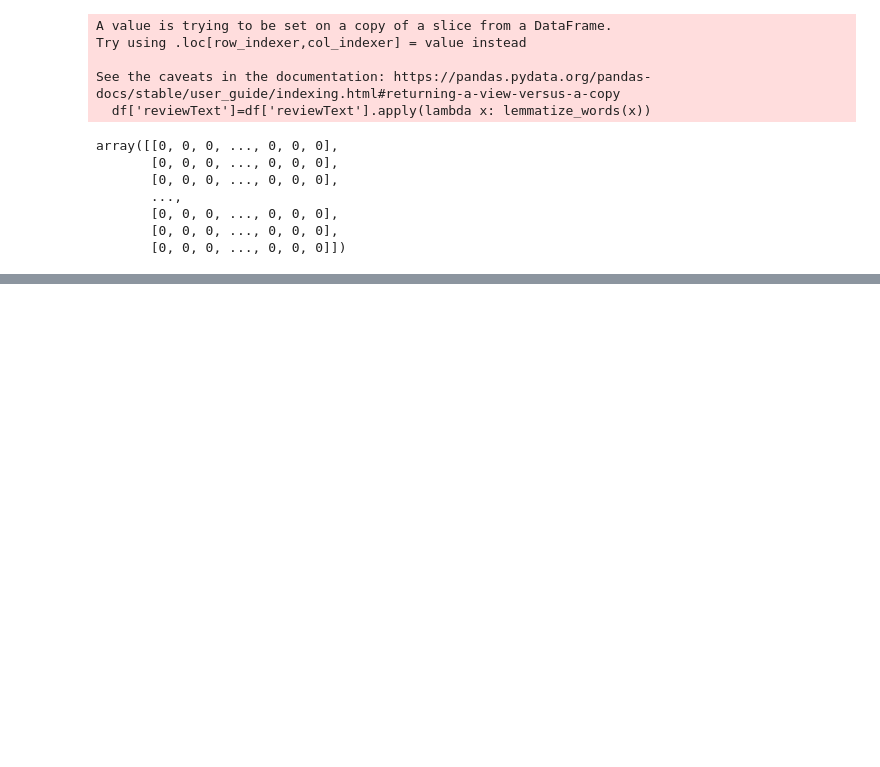
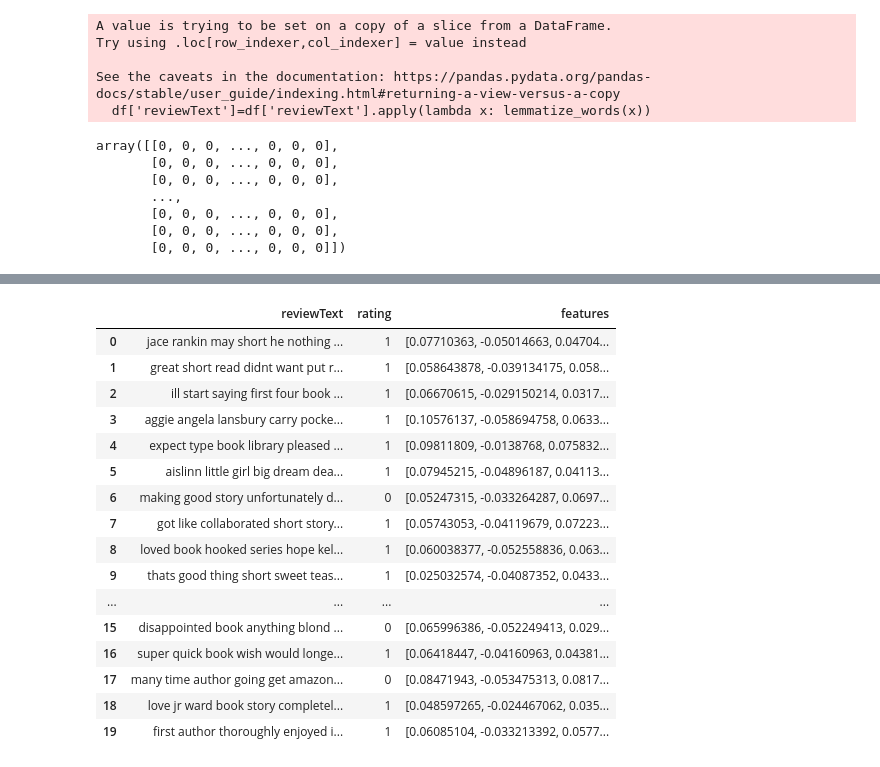
Before and after one commit to SmayanKulkarni/AI-and-ML-Course, a Jupyter notebook: Krish Naik/NLP/kindle.ipynb, the cells around one changed output, grey strips where cells are left out. Drawn from its saved outputs; the diff is of its cells as text; code cells hidden in the pictures; blank space fills up the shorter version.

Commit message:
word2vec project

```diff
--- a/Krish Naik/NLP/kindle.ipynb
+++ b/Krish Naik/NLP/kindle.ipynb
@@ -255,3 +250,0 @@ wv = api.load('word2vec-google-news-300')
-# %%
-import gensim
-model=gensim.models.Word2Vec(df['reviewText'])
@@ -281,0 +276,17 @@ model.corpus_count
+# %%
+
+w2v_model = Word2Vec(sentences=df['reviewText'], vector_size=300, window=5, min_count=2, workers=4, epochs=20)
+
+
+def get_avg_word2vec(tokens, model, vector_size):
+    embeddings = [model.wv[word] for word in tokens if word in model.wv]
+    if len(embeddings) == 0:
+        return np.zeros(vector_size)
+    return np.mean(embeddings, axis=0)
+# %%
+import numpy as np
+vector_size = 300
+df['features'] = df['reviewText'].apply(lambda x: get_avg_word2vec(x, w2v_model, vector_size))
+
+# Convert the features column into a NumPy array for modeling
+X = np.vstack(df['features'].values)
@@ -281,0 +327,20 @@ model.corpus_count
+# %%
+df.head(20)
+# %% [output]
+|  | reviewText | rating | features |
+| 0 | jace rankin may short he nothing ... | 1 | [0.07710363, -0.05014663, 0.04704... |
+| 1 | great short read didnt want put r... | 1 | [0.058643878, -0.039134175, 0.058... |
+| 2 | ill start saying first four book ... | 1 | [0.06670615, -0.029150214, 0.0317... |
+| 3 | aggie angela lansbury carry pocke... | 1 | [0.10576137, -0.058694758, 0.0633... |
+| 4 | expect type book library pleased ... | 1 | [0.09811809, -0.0138768, 0.075832... |
+| 5 | aislinn little girl big dream dea... | 1 | [0.07945215, -0.04896187, 0.04113... |
+| 6 | making good story unfortunately d... | 0 | [0.05247315, -0.033264287, 0.0697... |
+| 7 | got like collaborated short story... | 1 | [0.05743053, -0.04119679, 0.07223... |
+| 8 | loved book hooked series hope kel... | 1 | [0.060038377, -0.052558836, 0.063... |
+| 9 | thats good thing short sweet teas... | 1 | [0.025032574, -0.04087352, 0.0433... |
+| ... | ... | ... | ... |
+| 15 | disappointed book anything blond ... | 0 | [0.065996386, -0.052249413, 0.029... |
+| 16 | super quick book wish would longe... | 1 | [0.06418447, -0.04160963, 0.04381... |
+| 17 | many time author going get amazon... | 0 | [0.08471943, -0.053475313, 0.0817... |
+| 18 | love jr ward book story completel... | 1 | [0.048597265, -0.024467062, 0.035... |
+| 19 | first author thoroughly enjoyed i... | 1 | [0.06085104, -0.033213392, 0.0577... |
```
Also changed, not shown: parts of 15 cells of this notebook.
